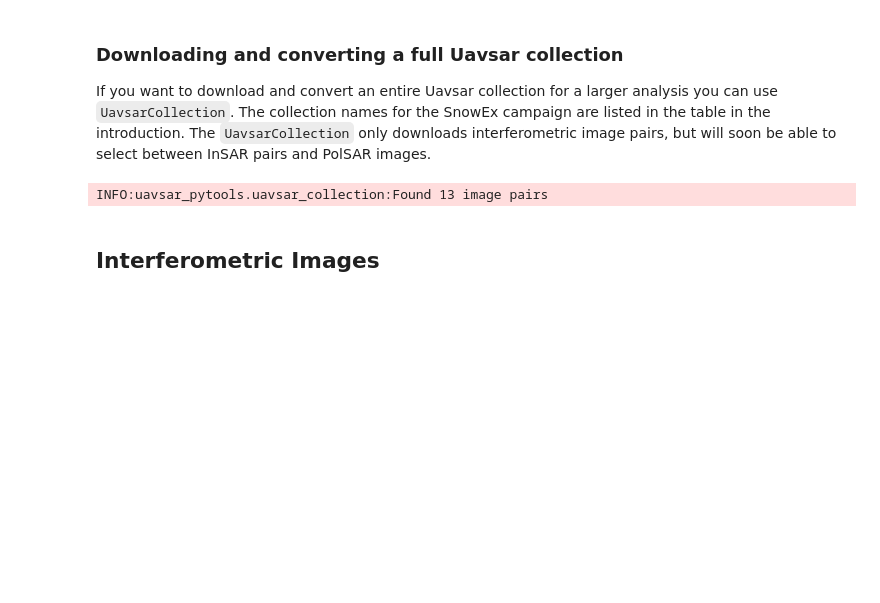
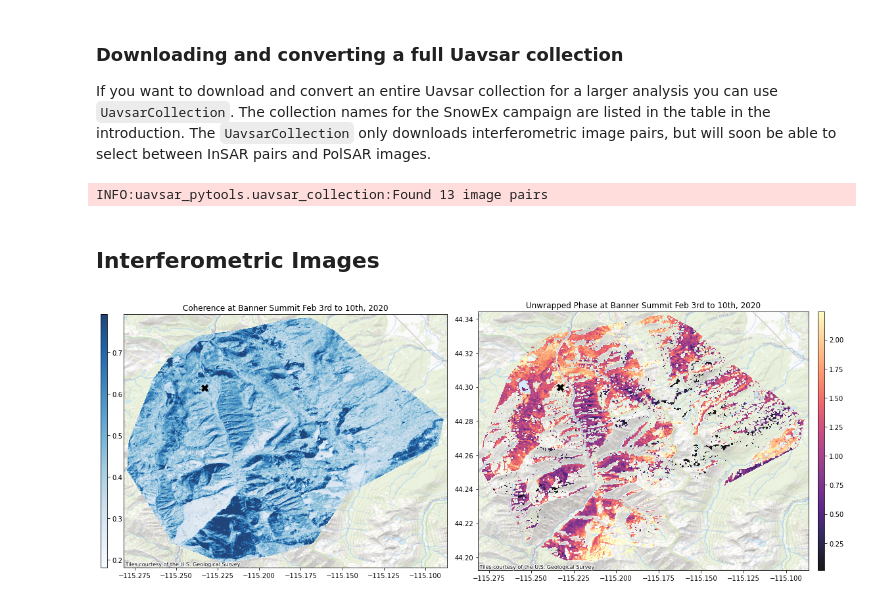
Before and after one commit to snowex-hackweek/website-2022, a Jupyter notebook: book/tutorials/uavsar/uavsar_tutorial.ipynb, the cells around one changed output. Drawn from its saved outputs; the diff is of its cells as text; code cells hidden in the pictures; blank space fills up the shorter version.

Commit message:
tutorial work

```diff
--- a/book/tutorials/uavsar/uavsar_tutorial.ipynb
+++ b/book/tutorials/uavsar/uavsar_tutorial.ipynb
@@ -137,8 +138,19 @@ except ModuleNotFoundError:
 import os
 from os.path import join, basename, expanduser
 from glob import glob
+import numpy as np
+import pandas as pd
 import rasterio as rio
+import rioxarray as rxa
 from rasterio.plot import show
+import matplotlib.pyplot as plt
+from mpl_toolkits.axes_grid1 import make_axes_locatable
+import contextily as cx
+
+## These will replaced by pytools import
+from snowdepth_inversion import phase_from_depth, depth_from_phase
+
+data_dir = '/Users/zachkeskinen/Documents/uavsar_tutorial'
 # %%
 ## This is the directory you want to download and convert the images in.
 work_dir = '/tmp/uavsar_tutorial'
@@ -202,0 +217,28 @@ cd /tmp/tutorial-data
+# %%
+snotel_coords = (44.3, -115.233056)
+
+f, axes = plt.subplots(1, 2 ,figsize = (16,12))
+vis_dic = {'cor': 'Blues', 'unw':'magma'}
+
+for i, type in enumerate(vis_dic.keys()):
+    with rio.open(join(data_dir, f'{type}.tif')) as src:
+        vmin, vmax = np.nanquantile(src.read(1), [0.1, 0.9])
+        im = show(src, ax = axes[i], vmin = vmin, vmax = vmax, cmap = vis_dic[type], zorder = 1, alpha = 0.9)
+        cx.add_basemap(axes[i], crs=src.crs, alpha = 0.8, source = cx.providers.USGS.USTopo)
+
+    divider = make_axes_locatable(axes[i])
+    if i == 0:
+        cax = divider.append_axes('left', size='2%', pad=0.35)
+        axes[i].yaxis.set_visible(False)
+        axes[i].set_title('Coherence at Banner Summit Feb 3rd to 10th, 2020')
+    else:
+        cax = divider.append_axes('right', size='2%', pad=0.2)
+        axes[i].set_title('Unwrapped Phase at Banner Summit Feb 3rd to 10th, 2020')
+
+    axes[i].scatter(snotel_coords[1], snotel_coords[0], s = 70, c = 'black', marker = 'x', linewidths = 4)
+
+    f.colorbar(im.get_images()[0], cax=cax, orientation='vertical')
+
+f.tight_layout()
+# %% [output]
+[figure, added]
```
Also changed, not shown: parts of 10 cells of this notebook, 1 other file.
